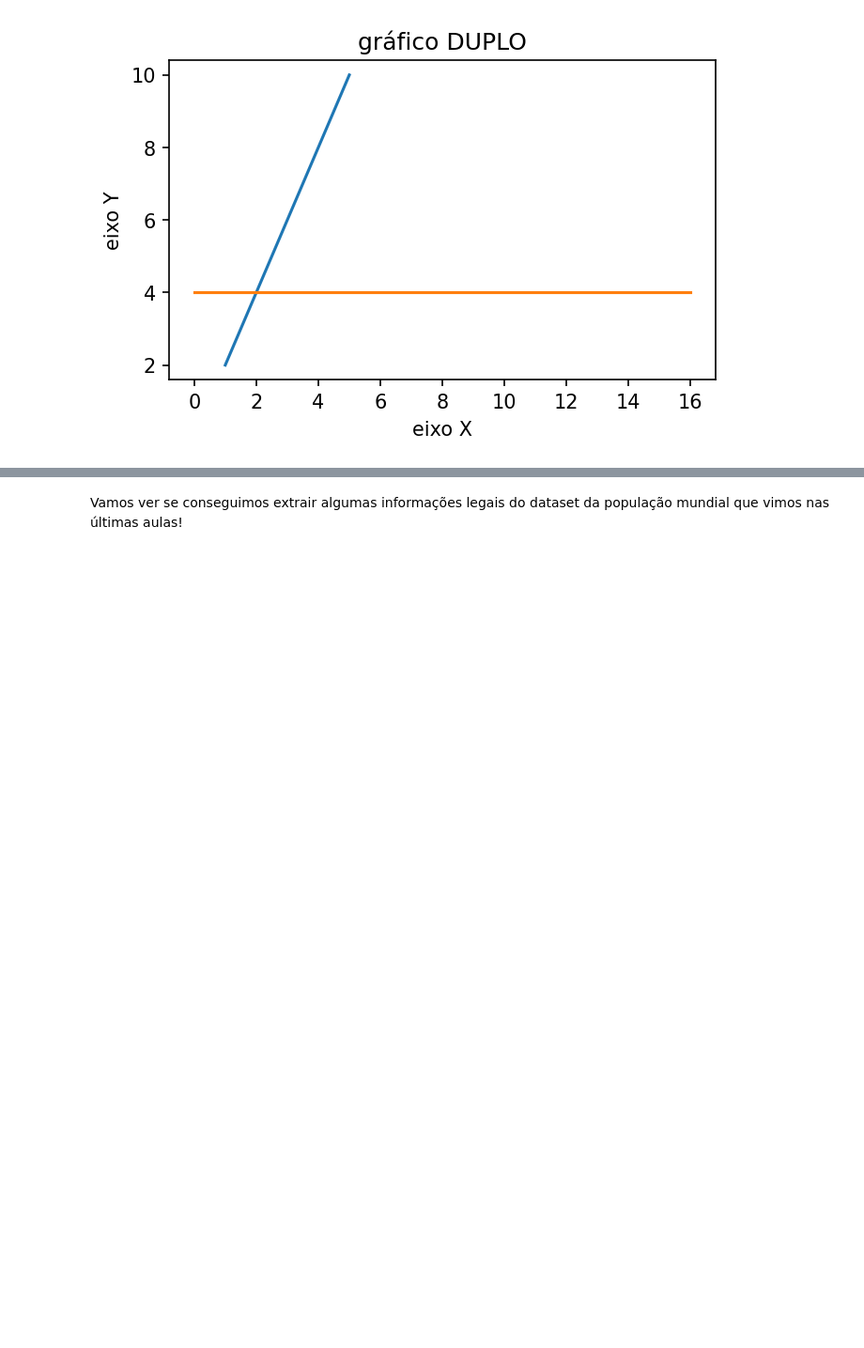
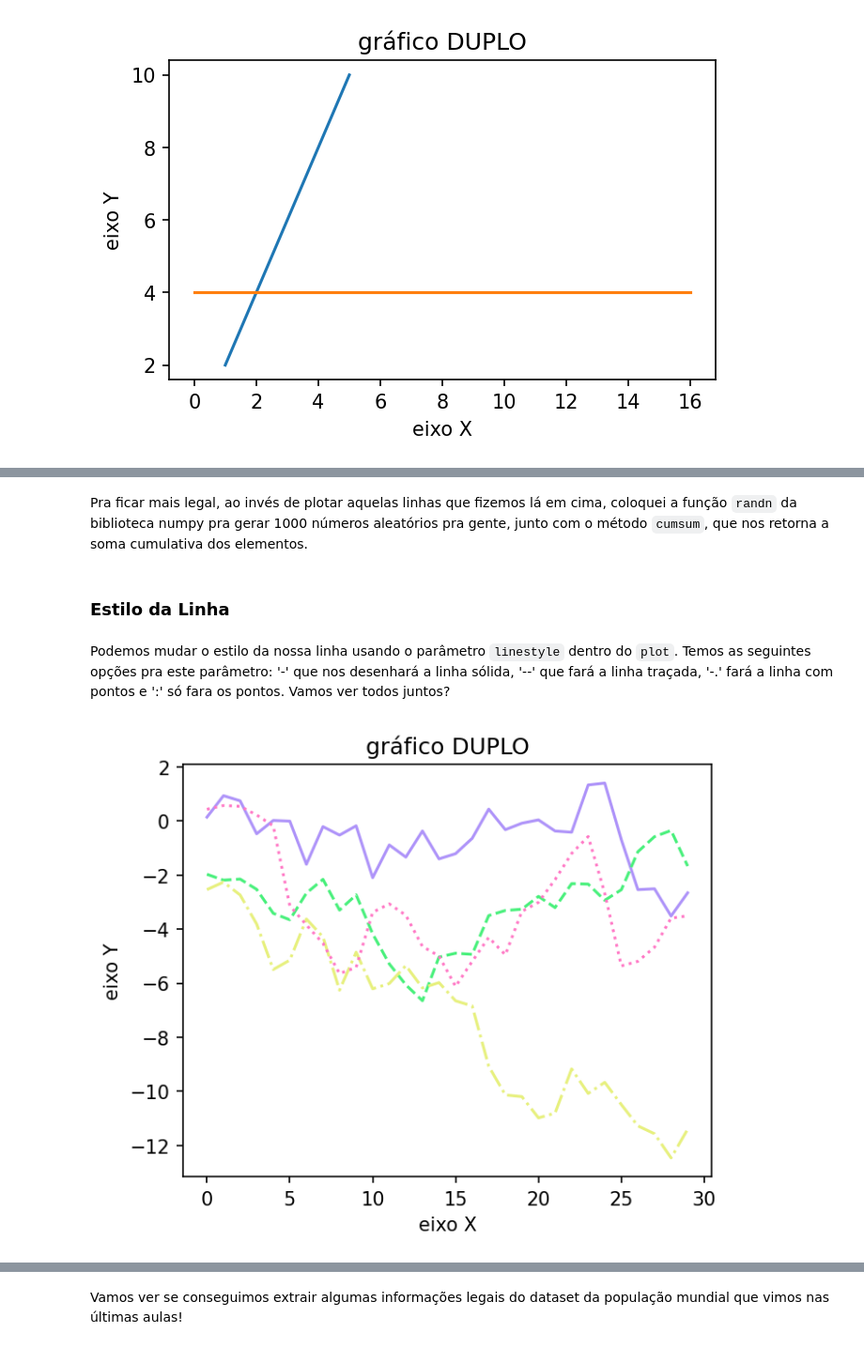
Before and after one commit to heitorhenriques/MiniCurso, a Jupyter notebook: Aula 4/Aula4.ipynb, the cells around one changed output, grey strips where cells are left out. Shown at 94% size. Saved outputs shown, nothing was run; the diff lists cells and outputs as text; code cells hidden in the pictures; blank space fills up the shorter version.

```diff
--- a/Aula 4/Aula4.ipynb
+++ b/Aula 4/Aula4.ipynb
@@ -122,0 +159,23 @@ Finalmente! Vamos fazer alguns gráficos com nossos datasets.
+# %% [markdown]
+Pra ficar mais legal, ao invés de plotar aquelas linhas que fizemos lá em cima, coloquei a função `randn` da biblioteca numpy pra gerar 1000 números aleatórios pra gente, junto com o método `cumsum`, que nos retorna a soma cumulativa dos elementos.
+# %% [markdown]
+### Estilo da Linha
+# %% [markdown]
+Podemos mudar o estilo da nossa linha usando o parâmetro `linestyle` dentro do `plot`. Temos as seguintes opções pra este parâmetro: '-' que nos desenhará a linha sólida, '--' que fará a linha traçada, '-.' fará a linha com pontos e ':' só fara os pontos. Vamos ver todos juntos?
+# %%
+plt.figure(figsize=(5,4), dpi=150)
+
+plt.plot((np.random.randn(30).cumsum()), color="#ae93f9", linestyle='-')
+plt.plot((np.random.randn(30).cumsum()), color="#48f07b", linestyle='--')
+plt.plot((np.random.randn(30).cumsum()), color="#e7f07e", linestyle='-.')
+plt.plot((np.random.randn(30).cumsum()), color="#ff79c6", linestyle=':')
+
+plt.title('gráfico DUPLO')
+
+plt.xlabel('eixo X')
+
+plt.ylabel('eixo Y')
+
+plt.show()
+# %% [output]
+[figure, added]
```
Also changed, not shown: parts of 55 cells of this notebook.
